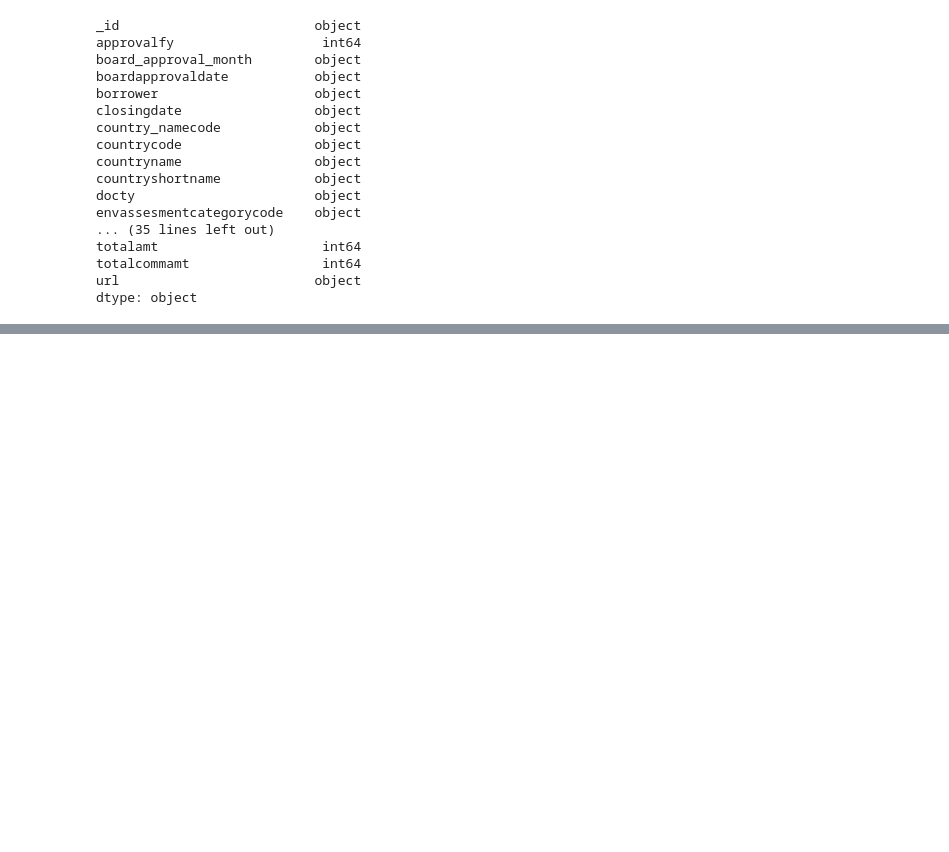
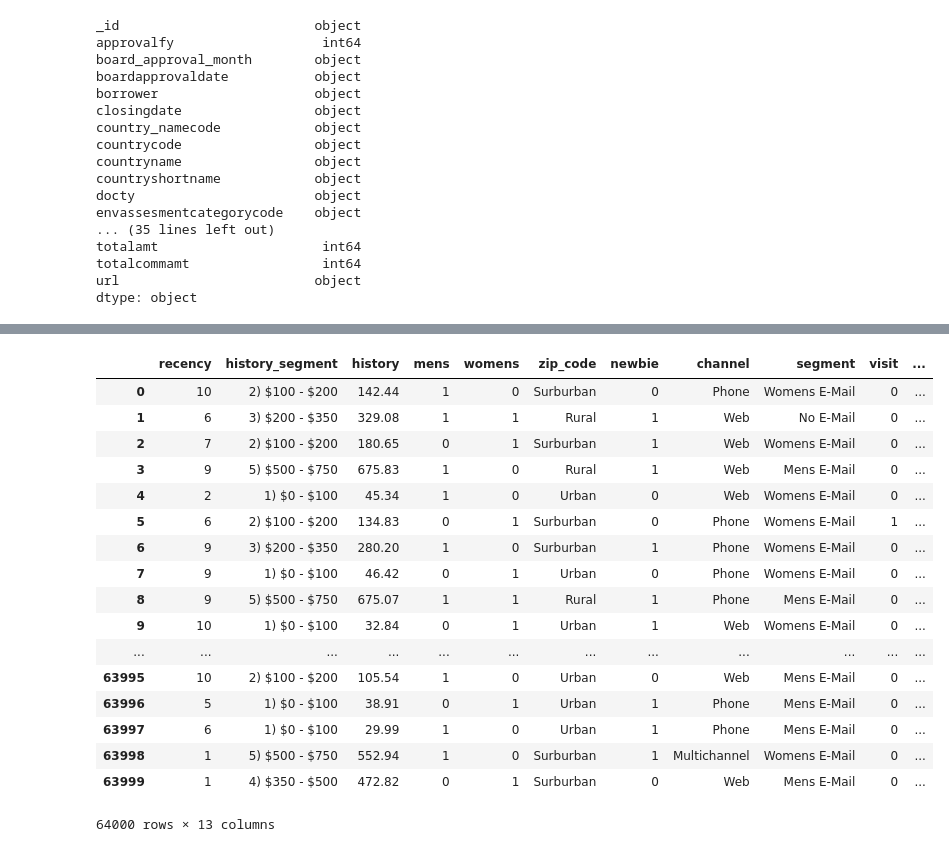
Before and after one commit to tsaomao/edX--MSDS-Curriculum--DAT210x, a Jupyter notebook: Module2/Module 2 - Lectures.ipynb, the cells around one changed output, grey strips where cells are left out. Saved outputs shown, nothing was run; the diff lists cells and outputs as text; code cells hidden in the pictures; blank space fills up the shorter version.

```diff
--- a/Module2/Module 2 - Lectures.ipynb
+++ b/Module2/Module 2 - Lectures.ipynb
@@ -120,0 +128,22 @@ dtype: object
+# %%
+df = pd.read_csv('Datasets/direct_marketing.csv')
+df
+# %% [output]
+|  | recency | history_segment | history | mens | womens | zip_code | newbie | channel | segment | visit | ... |
+| 0 | 10 | 2) $100 - $200 | 142.44 | 1 | 0 | Surburban | 0 | Phone | Womens E-Mail | 0 | ... |
+| 1 | 6 | 3) $200 - $350 | 329.08 | 1 | 1 | Rural | 1 | Web | No E-Mail | 0 | ... |
+| 2 | 7 | 2) $100 - $200 | 180.65 | 0 | 1 | Surburban | 1 | Web | Womens E-Mail | 0 | ... |
+| 3 | 9 | 5) $500 - $750 | 675.83 | 1 | 0 | Rural | 1 | Web | Mens E-Mail | 0 | ... |
+| 4 | 2 | 1) $0 - $100 | 45.34 | 1 | 0 | Urban | 0 | Web | Womens E-Mail | 0 | ... |
+| 5 | 6 | 2) $100 - $200 | 134.83 | 0 | 1 | Surburban | 0 | Phone | Womens E-Mail | 1 | ... |
+| 6 | 9 | 3) $200 - $350 | 280.20 | 1 | 0 | Surburban | 1 | Phone | Womens E-Mail | 0 | ... |
+| 7 | 9 | 1) $0 - $100 | 46.42 | 0 | 1 | Urban | 0 | Phone | Womens E-Mail | 0 | ... |
+| 8 | 9 | 5) $500 - $750 | 675.07 | 1 | 1 | Rural | 1 | Phone | Mens E-Mail | 0 | ... |
+| 9 | 10 | 1) $0 - $100 | 32.84 | 0 | 1 | Urban | 1 | Web | Womens E-Mail | 0 | ... |
+| ... | ... | ... | ... | ... | ... | ... | ... | ... | ... | ... | ... |
+| 63995 | 10 | 2) $100 - $200 | 105.54 | 1 | 0 | Urban | 0 | Web | Mens E-Mail | 0 | ... |
+| 63996 | 5 | 1) $0 - $100 | 38.91 | 0 | 1 | Urban | 1 | Phone | Mens E-Mail | 0 | ... |
+| 63997 | 6 | 1) $0 - $100 | 29.99 | 1 | 0 | Urban | 1 | Phone | Mens E-Mail | 0 | ... |
+| 63998 | 1 | 5) $500 - $750 | 552.94 | 1 | 0 | Surburban | 1 | Multichannel | Womens E-Mail | 0 | ... |
+| 63999 | 1 | 4) $350 - $500 | 472.82 | 0 | 1 | Surburban | 0 | Web | Mens E-Mail | 0 | ... |
+64000 rows × 13 columns
```
Also changed, not shown: parts of 42 cells of this notebook, 1 other file.
